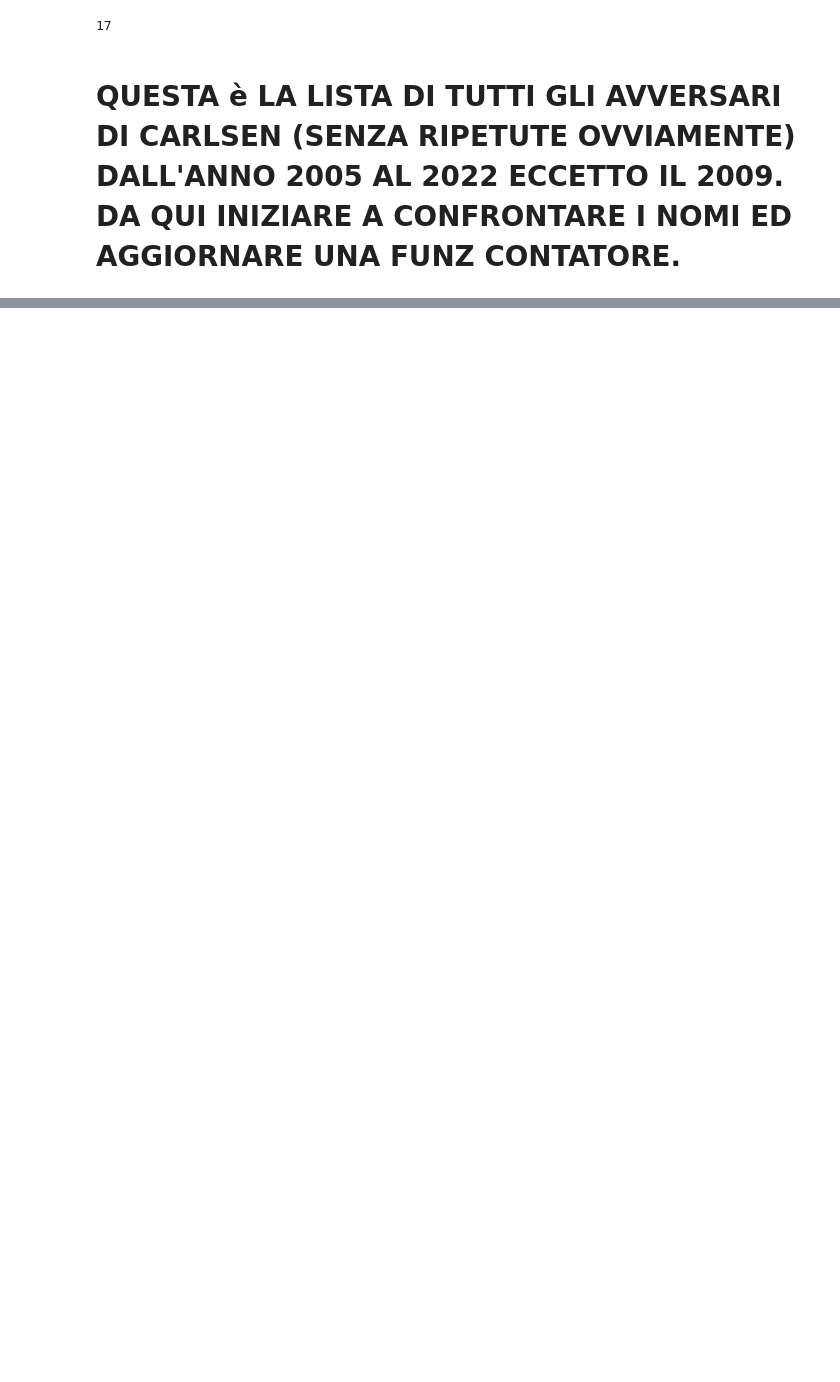
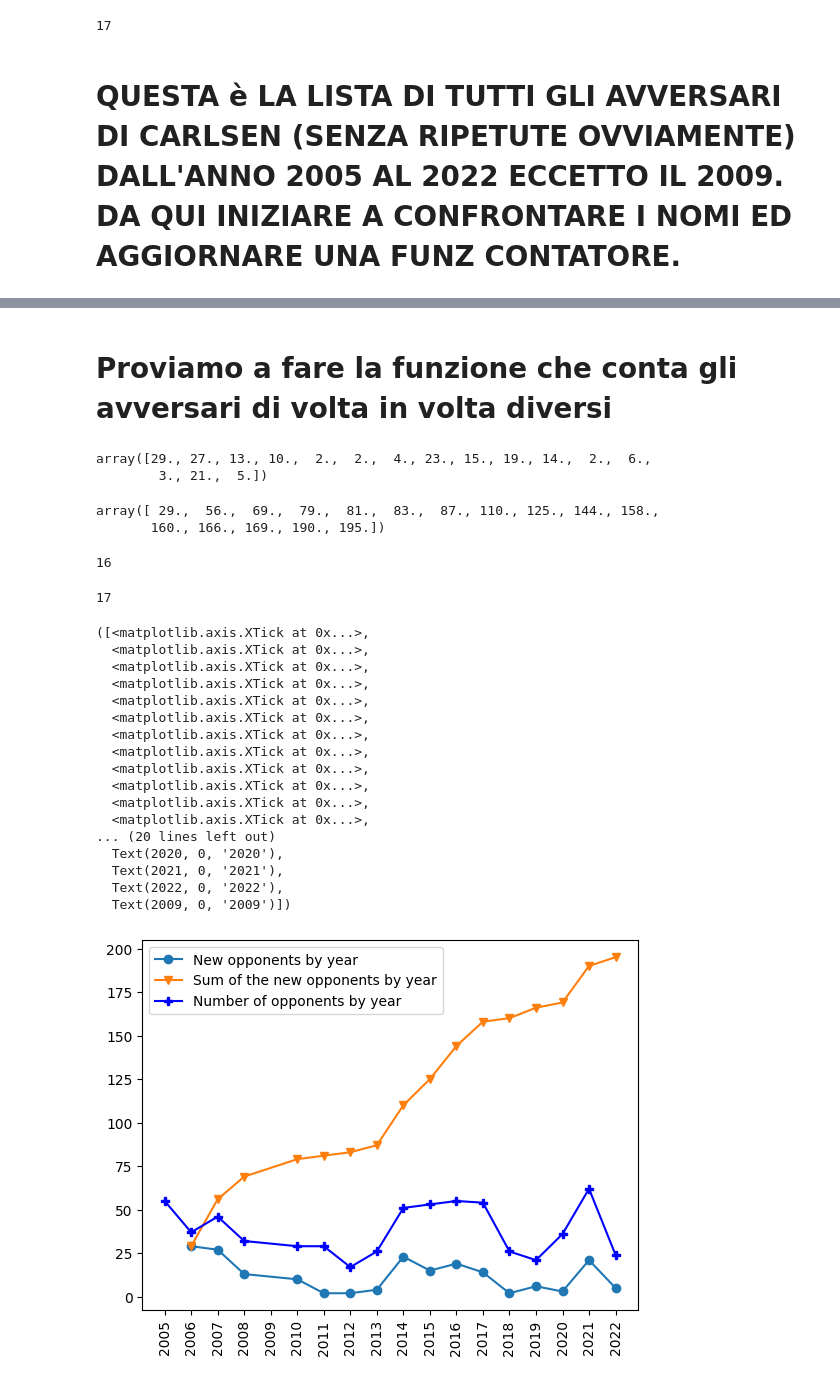
Before and after one commit to poporubeus/Chess_network, a Jupyter notebook: carlsen_ioealex_e_matteo.ipynb, the cells around one changed output, grey strips where cells are left out. Saved outputs shown, nothing was run; the diff lists cells and outputs as text; code cells hidden in the pictures; blank space fills up the shorter version.

```diff
--- a/carlsen_ioealex_e_matteo.ipynb
+++ b/carlsen_ioealex_e_matteo.ipynb
@@ -648,0 +605,64 @@ for j in range(len(var)):
+# %% [markdown]
+# Proviamo a fare la funzione che conta gli avversari di volta in volta diversi
+# %%
+count = np.zeros(len(lista_avversari)-1)
+var = True
+tot_count = np.zeros(len(lista_avversari)-1)
+for i in range(1,len(lista_avversari)):
+    for name in lista_avversari[i]:
+        for j in range(i):
+            if name in lista_avversari[j]:
+                var = False
+        if var == True:
+            count[i-1] = count[i-1]+1
+        var = True
+    tot_count[i-1] = np.sum(count)
+# %%
+count
+# %% [output]
+array([29., 27., 13., 10.,  2.,  2.,  4., 23., 15., 19., 14.,  2.,  6.,
+        3., 21.,  5.])
+# %%
+tot_count
+# %% [output]
+array([ 29.,  56.,  69.,  79.,  81.,  83.,  87., 110., 125., 144., 158.,
+       160., 166., 169., 190., 195.])
+# %%
+y = x[1:]
+# %%
+len(y)
+# %% [output]
+16
+# %%
+x = np.concatenate((np.arange(2005,2009,1), np.arange(2010,2023,1)))
+# %%
+len(x)
+# %% [output]
+17
+# %%
+#y_80percent = np.ones(len(x))*90
+plt.plot(y,count, marker='o', label='New opponents by year')
+plt.plot(y,tot_count, marker='v', label='Sum of the new opponents by year')
+#plt.plot(y,y_80percent, marker='s', ls='--')
+plt.plot(x, avversari_array, marker='P', color='blue', label='Number of opponents by year')
+plt.legend()
+plt.xticks(np.round(np.concatenate((x,np.array([2009]))),0),rotation='vertical')
+# %% [output]
+([<matplotlib.axis.XTick at 0x...>,
+  <matplotlib.axis.XTick at 0x...>,
+  <matplotlib.axis.XTick at 0x...>,
+  <matplotlib.axis.XTick at 0x...>,
+  <matplotlib.axis.XTick at 0x...>,
+  <matplotlib.axis.XTick at 0x...>,
+  <matplotlib.axis.XTick at 0x...>,
+  <matplotlib.axis.XTick at 0x...>,
+  <matplotlib.axis.XTick at 0x...>,
+  <matplotlib.axis.XTick at 0x...>,
+  <matplotlib.axis.XTick at 0x...>,
+  <matplotlib.axis.XTick at 0x...>,
+... (20 lines left out)
+  Text(2020, 0, '2020'),
+  Text(2021, 0, '2021'),
+  Text(2022, 0, '2022'),
+  Text(2009, 0, '2009')])
+[figure, added]
```
Also changed, not shown: parts of 42 cells of this notebook.
